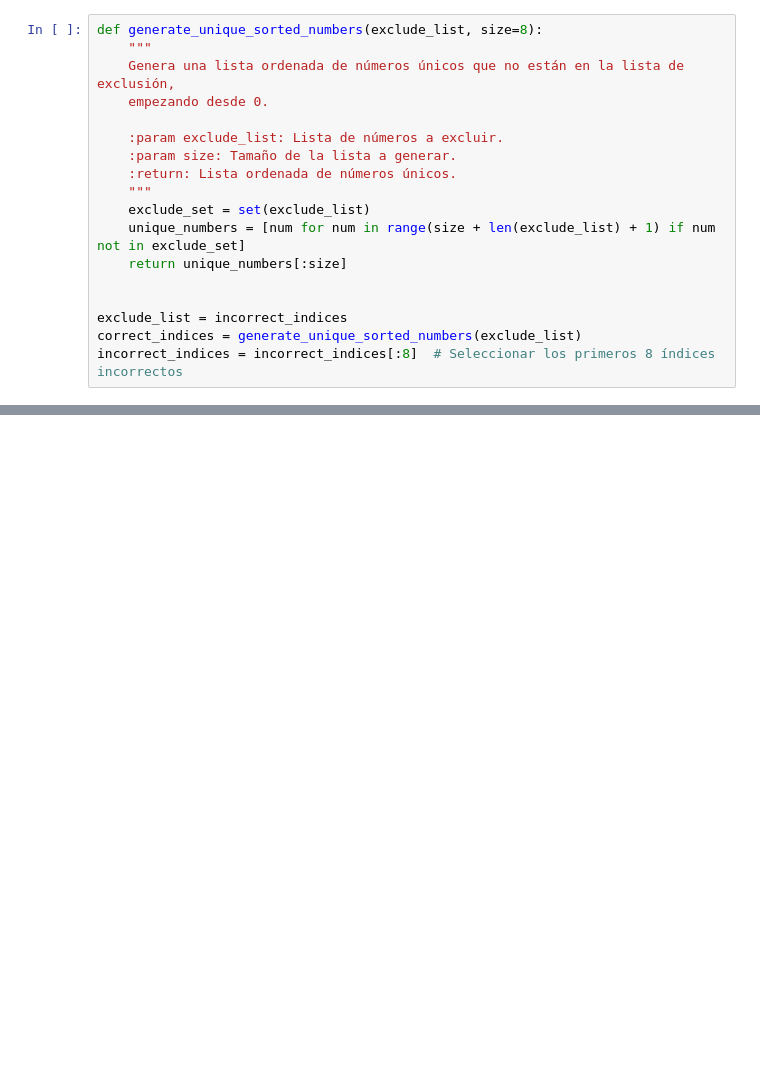
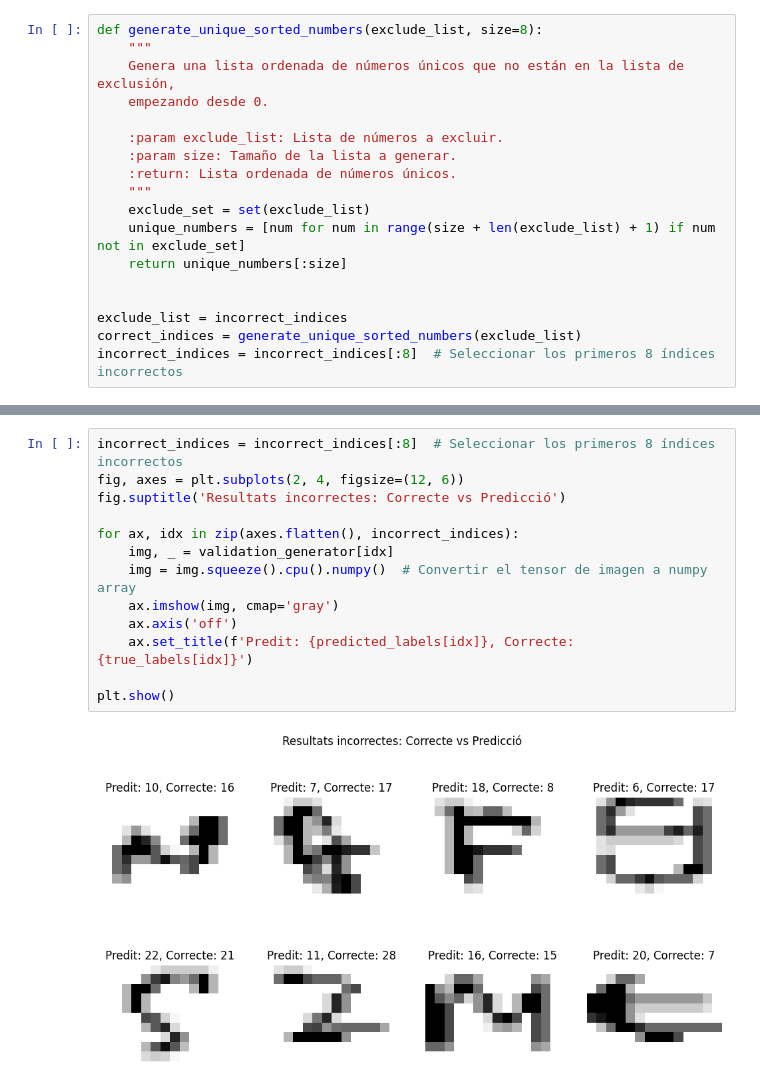
Before and after one commit to DCC-UAB/XNAPproject-grup_06, a Jupyter notebook: code/Models/cnn-pytorch.ipynb, the cells around one changed output, grey strips where cells are left out. Drawn from its saved outputs; the diff is of its cells as text; blank space fills up the shorter version.

```diff
--- a/code/Models/cnn-pytorch.ipynb
+++ b/code/Models/cnn-pytorch.ipynb
@@ -334 +337,16 @@ plt.show()
+# %%
+incorrect_indices = incorrect_indices[:8]  # Seleccionar los primeros 8 índices incorrectos
+fig, axes = plt.subplots(2, 4, figsize=(12, 6))
+fig.suptitle('Resultats incorrectes: Correcte vs Predicció')
+
+for ax, idx in zip(axes.flatten(), incorrect_indices):
+    img, _ = validation_generator[idx]
+    img = img.squeeze().cpu().numpy()  # Convertir el tensor de imagen a numpy array
+    ax.imshow(img, cmap='gray')
+    ax.axis('off')
+    ax.set_title(f'Predit: {predicted_labels[idx]}, Correcte: {true_labels[idx]}')
+
+plt.show()
+# %% [output]
+[figure, added]
 # %%
```
Also changed, not shown: parts of 13 cells of this notebook.
